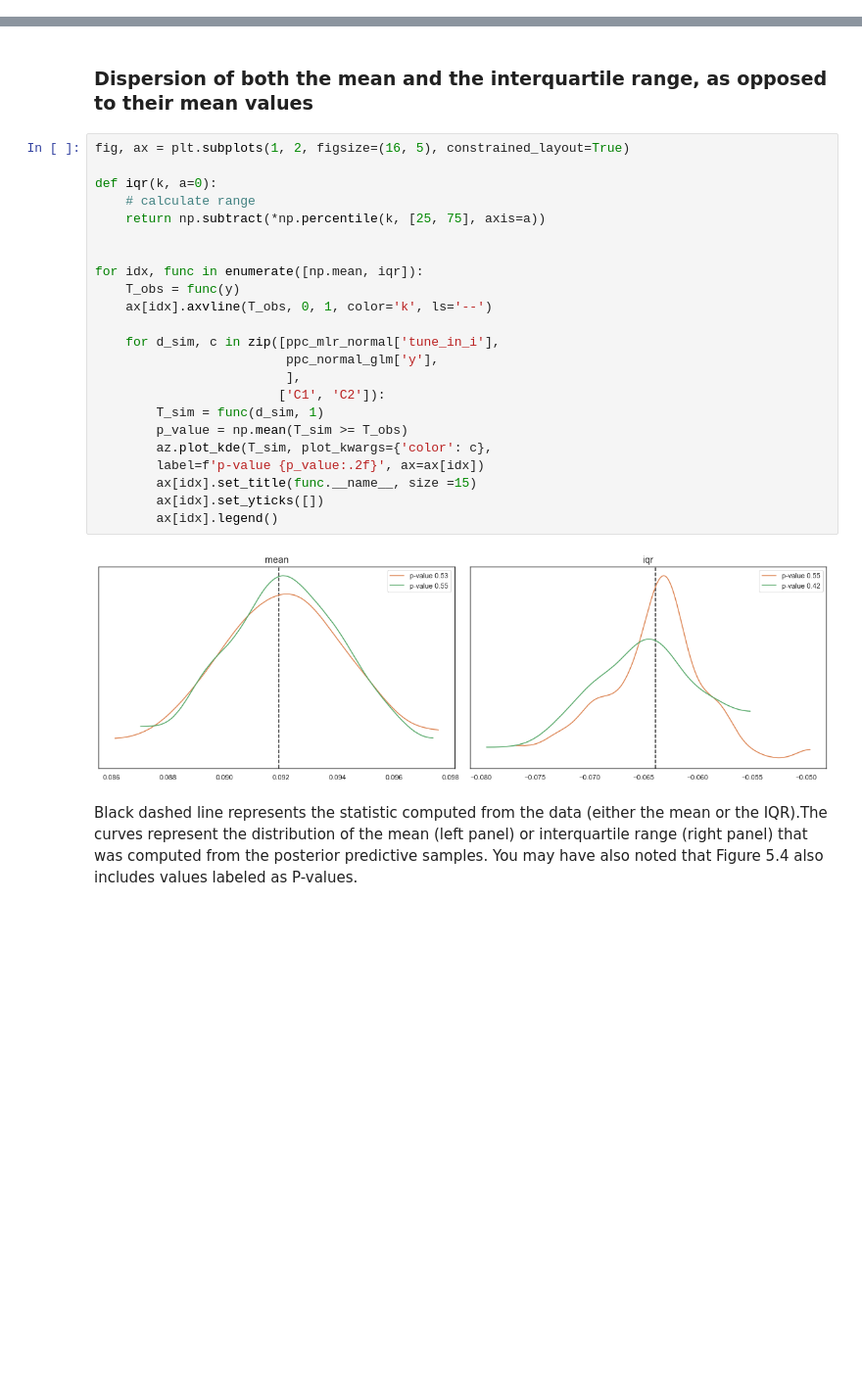
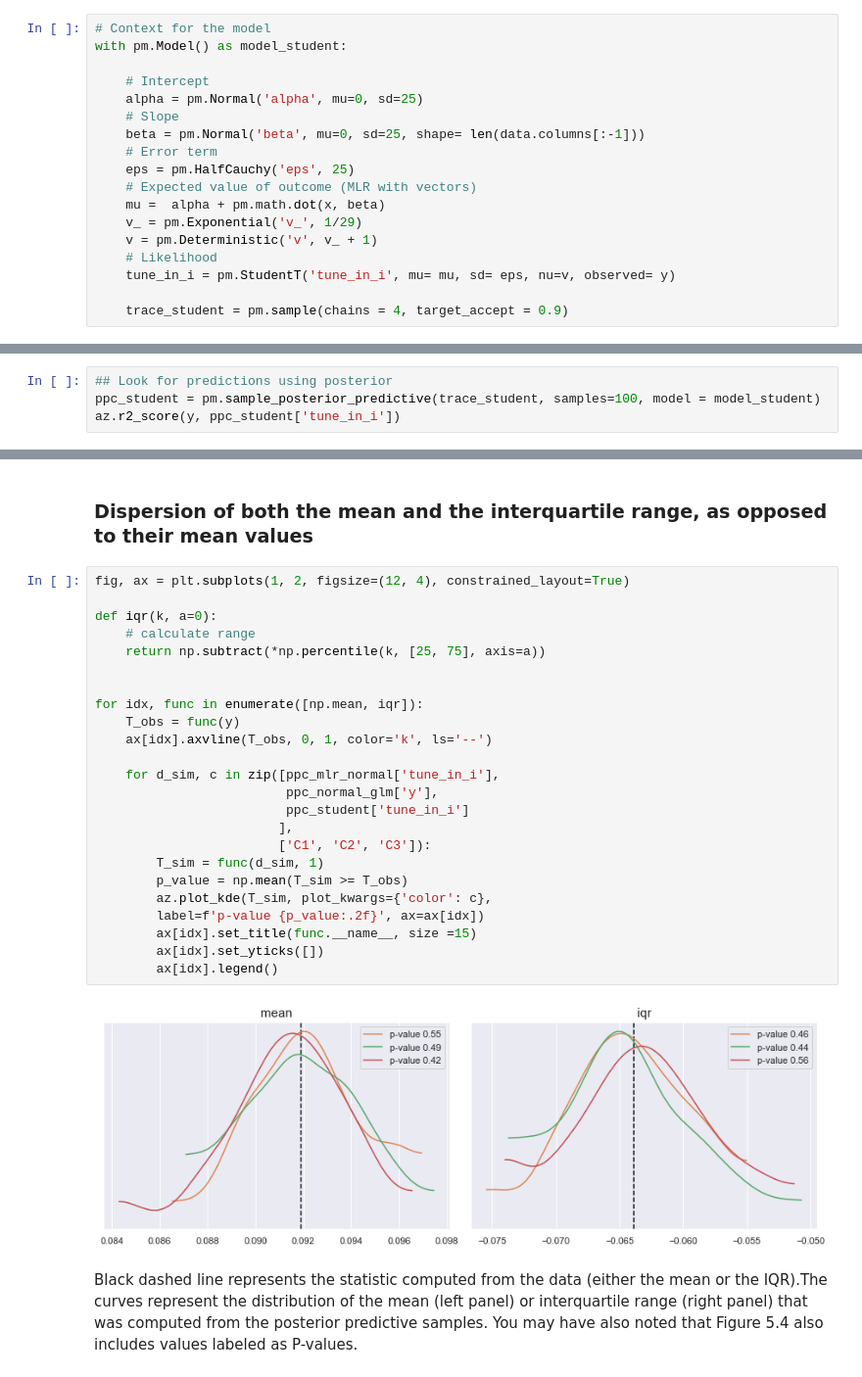
Before and after one commit to vanitoz/Bet-Awards, a Jupyter notebook: EDA_Modeling.ipynb, the cells around one changed output, grey strips where cells are left out. Shown at 98% size. Cells and saved outputs as stored; diff of their text form; blank space fills up the shorter version.

Commit message:
Scaling Data

```diff
--- a/EDA_Modeling.ipynb
+++ b/EDA_Modeling.ipynb
@@ -320,0 +322,18 @@ posterior predictive variable y's shape not compatible with number of chains and
+# %%
+# Context for the model
+with pm.Model() as model_student:
+
+    # Intercept
+    alpha = pm.Normal('alpha', mu=0, sd=25)
+    # Slope
+    beta = pm.Normal('beta', mu=0, sd=25, shape= len(data.columns[:-1]))
+    # Error term
+    eps = pm.HalfCauchy('eps', 25)
+    # Expected value of outcome (MLR with vectors)
+    mu =  alpha + pm.math.dot(x, beta)
+    v_ = pm.Exponential('v_', 1/29)
+    v = pm.Deterministic('v', v_ + 1)
+    # Likelihood
+    tune_in_i = pm.StudentT('tune_in_i', mu= mu, sd= eps, nu=v, observed= y)
+
+    trace_student = pm.sample(chains = 4, target_accept = 0.9)
@@ -320,0 +380,4 @@ posterior predictive variable y's shape not compatible with number of chains and
+# %%
+## Look for predictions using posterior
+ppc_student = pm.sample_posterior_predictive(trace_student, samples=100, model = model_student)
+az.r2_score(y, ppc_student['tune_in_i'])
@@ -340,30 +430,31 @@ The preceding diagram shows the mean and the interquartile range (IQR) for the d
 # %% [markdown]
 ### Dispersion of both the mean and the interquartile range, as opposed to their mean values
 # %%
-fig, ax = plt.subplots(1, 2, figsize=(16, 5), constrained_layout=True)
+fig, ax = plt.subplots(1, 2, figsize=(12, 4), constrained_layout=True)
 
 def iqr(k, a=0):
     # calculate range
     return np.subtract(*np.percentile(k, [25, 75], axis=a))
 
 
 for idx, func in enumerate([np.mean, iqr]):
     T_obs = func(y)
     ax[idx].axvline(T_obs, 0, 1, color='k', ls='--')
 
     for d_sim, c in zip([ppc_mlr_normal['tune_in_i'],
                          ppc_normal_glm['y'],
-                         ],
-                        ['C1', 'C2']):
+                         ppc_student['tune_in_i']
+                        ],
+                        ['C1', 'C2', 'C3']):
         T_sim = func(d_sim, 1)
         p_value = np.mean(T_sim >= T_obs)
         az.plot_kde(T_sim, plot_kwargs={'color': c},
         label=f'p-value {p_value:.2f}', ax=ax[idx])
         ax[idx].set_title(func.__name__, size =15)
         ax[idx].set_yticks([])
         ax[idx].legend()
 # %% [output]
-[figure, old version]
+[figure, new version]
 # %% [markdown]
 Black dashed line represents the statistic computed from the data (either the mean or the IQR).The curves represent the distribution of the mean (left panel) or interquartile range (right panel) that was computed from the posterior predictive samples. You may have also noted that Figure 5.4 also includes values labeled as P-values.
 # %% [markdown]
```
Also changed, not shown: parts of 72 cells of this notebook.
